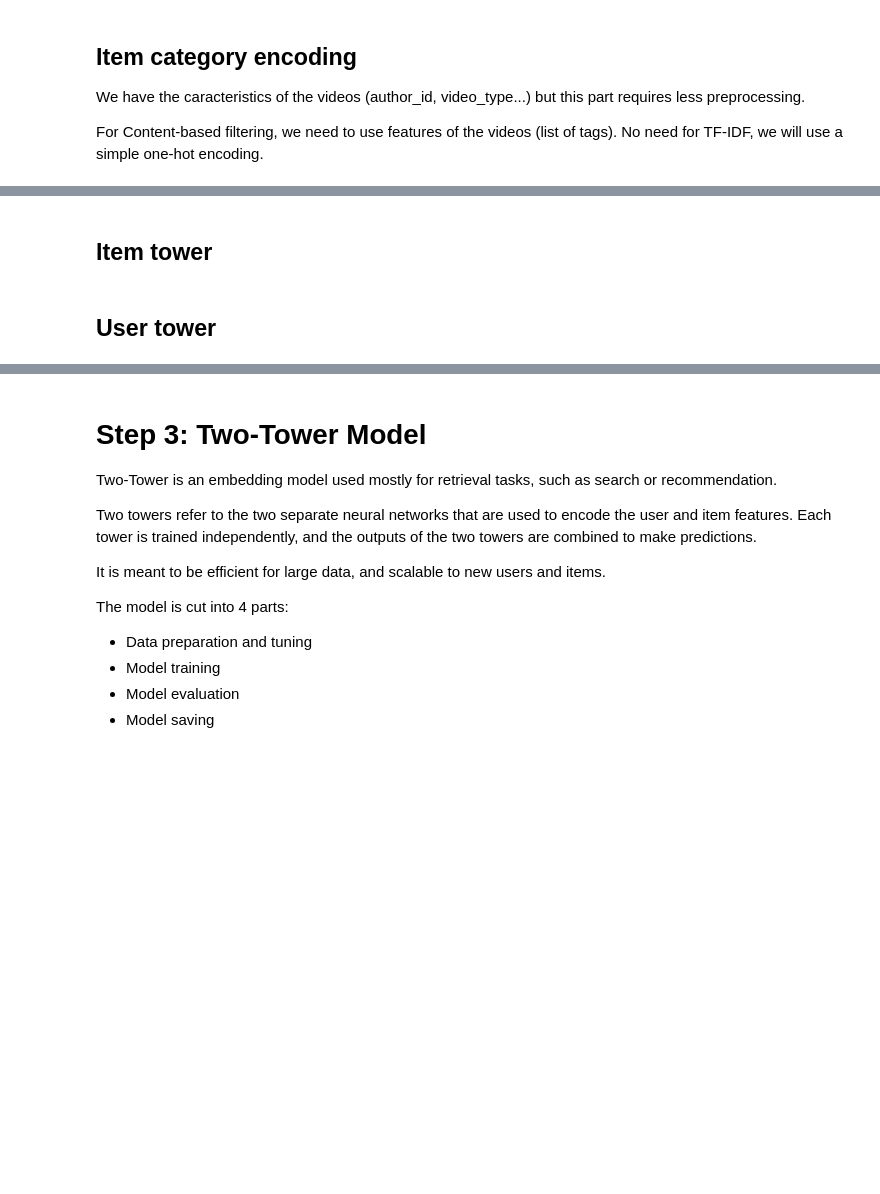
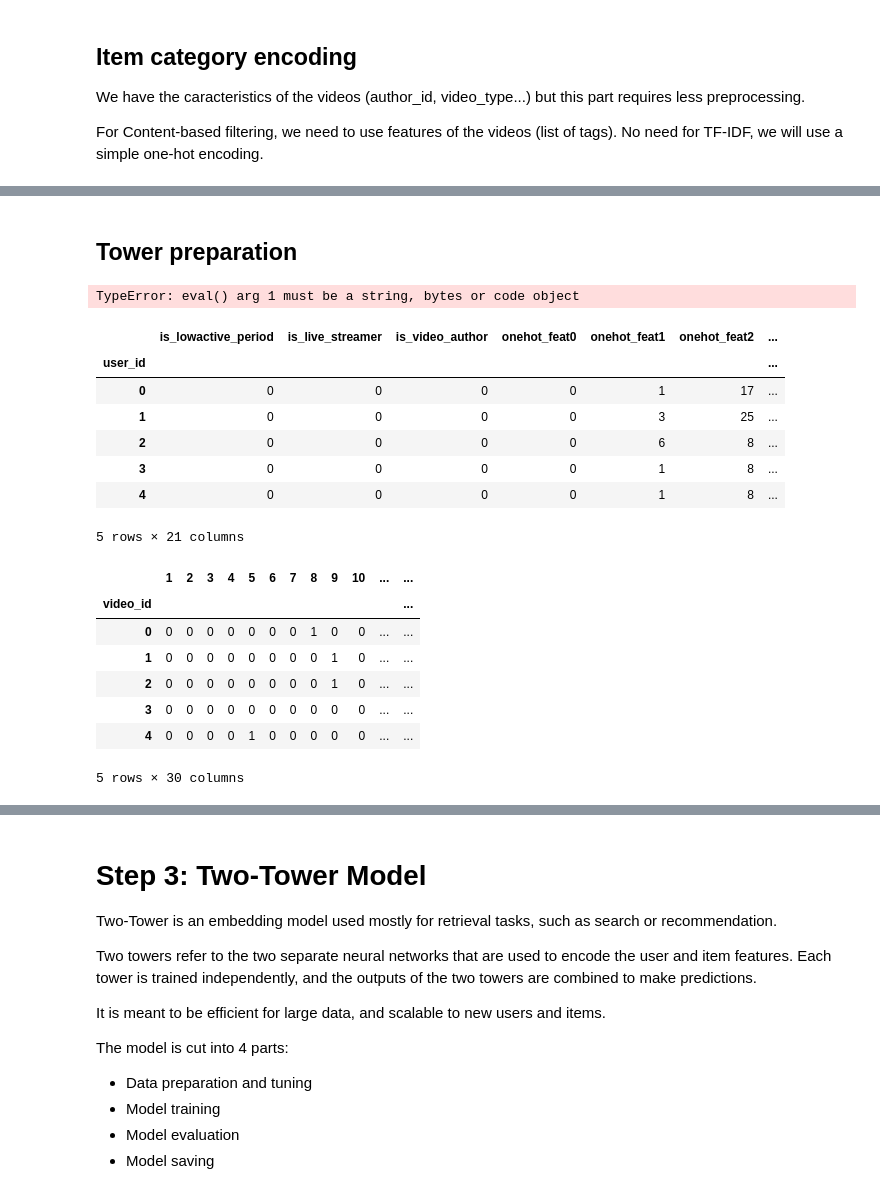
Before and after one commit to Aziz-Zeghal/FinalProject_2025_aziz.zeghal, a Jupyter notebook: model_Two_Tower.ipynb, the cells around one changed output, grey strips where cells are left out. Drawn from its saved outputs; the diff is of its cells as text; code cells hidden in the pictures; blank space fills up the shorter version.

Commit message:
fix: Two Tower proper training

```diff
--- a/model_Two_Tower.ipynb
+++ b/model_Two_Tower.ipynb
@@ -220,2 +157,2 @@ item_features
 # %% [markdown]
-## Item tower
+## Tower preparation
@@ -224,13 +159,58 @@ item_feature_columns = [i for i in range(1, 31)]
-# %% [markdown]
-## User tower
+# %%
+# Use MultiLabelBinarizer to manage efficiently the feat column
+mlb = MultiLabelBinarizer()
+
+# Transform the feat column to a list (evaluate with python)
+item_categories["feat"] = item_categories["feat"].apply(eval)
+
+item_features = pd.DataFrame(mlb.fit_transform(item_categories["feat"]),
+                  columns=mlb.classes_,
+                  index=item_categories["video_id"])
+
+for column in item_features.columns:
+    item_features[column] = item_features[column].astype("int16")
+
+item_features.columns = item_features.columns.map(str)
+
+item_feature_columns = [str(i) for i in range(1, 31)]
+
+# Keep IDs for dataset creation
+item_feature_map = item_features[item_feature_columns]
+# %% [output]
+TypeError: eval() arg 1 must be a string, bytes or code object
 # %%
 user_feature_columns = [
-    "onehot_feat9", "onehot_feat10", "onehot_feat11",
-    "onehot_feat12", "onehot_feat13", "onehot_feat14",
-    "onehot_feat15", "onehot_feat16", "onehot_feat17"
+    "is_lowactive_period","is_live_streamer", "is_video_author",
+    "onehot_feat0", "onehot_feat1", "onehot_feat2", "onehot_feat3",
+    "onehot_feat4", "onehot_feat5", "onehot_feat6", "onehot_feat7",
+    "onehot_feat8", "onehot_feat9", "onehot_feat10", "onehot_feat11",
+    "onehot_feat12", "onehot_feat13", "onehot_feat14", "onehot_feat15",
+    "onehot_feat16", "onehot_feat17"
 ]
-user_features = user_features[user_feature_columns.append("user_id")]
+# Keep IDs for dataset creation
+user_features_map = user_features[["user_id"] + user_feature_columns].copy().set_index("user_id")
 
-
-
-user_features.fillna(0, inplace=True)
+user_features_map.fillna(0, inplace=True)
+for column in user_feature_columns:
+    user_features_map[column] = user_features_map[column].astype("int16")
+# %%
+# Index is the associated IDs for quick creation
+display(user_features_map.head())
+display(item_feature_map.head())
+# %% [output]
+|  | is_lowactive_period | is_live_streamer | is_video_author | onehot_feat0 | onehot_feat1 | onehot_feat2 | ... |
+| user_id |  |  |  |  |  |  | ... |
+| 0 | 0 | 0 | 0 | 0 | 1 | 17 | ... |
+| 1 | 0 | 0 | 0 | 0 | 3 | 25 | ... |
+| 2 | 0 | 0 | 0 | 0 | 6 | 8 | ... |
+| 3 | 0 | 0 | 0 | 0 | 1 | 8 | ... |
+| 4 | 0 | 0 | 0 | 0 | 1 | 8 | ... |
+5 rows × 21 columns
+|  | 1 | 2 | 3 | 4 | 5 | 6 | 7 | 8 | 9 | 10 | ... | ... |
+| video_id |  |  |  |  |  |  |  |  |  |  |  | ... |
+| 0 | 0 | 0 | 0 | 0 | 0 | 0 | 0 | 1 | 0 | 0 | ... | ... |
+| 1 | 0 | 0 | 0 | 0 | 0 | 0 | 0 | 0 | 1 | 0 | ... | ... |
+| 2 | 0 | 0 | 0 | 0 | 0 | 0 | 0 | 0 | 1 | 0 | ... | ... |
+| 3 | 0 | 0 | 0 | 0 | 0 | 0 | 0 | 0 | 0 | 0 | ... | ... |
+| 4 | 0 | 0 | 0 | 0 | 1 | 0 | 0 | 0 | 0 | 0 | ... | ... |
+5 rows × 30 columns
```
Also changed, not shown: parts of 33 cells of this notebook, 1 other file.
